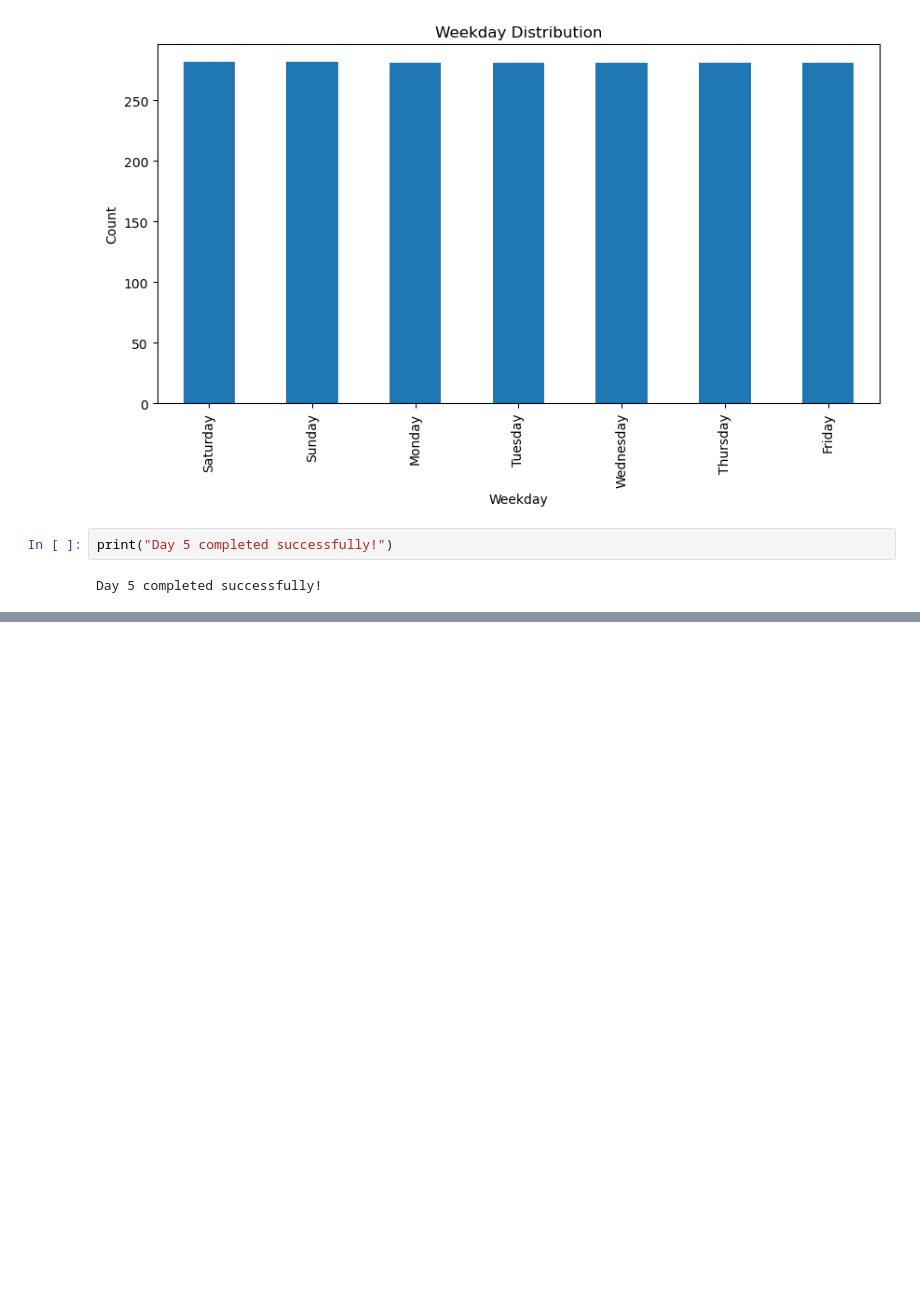
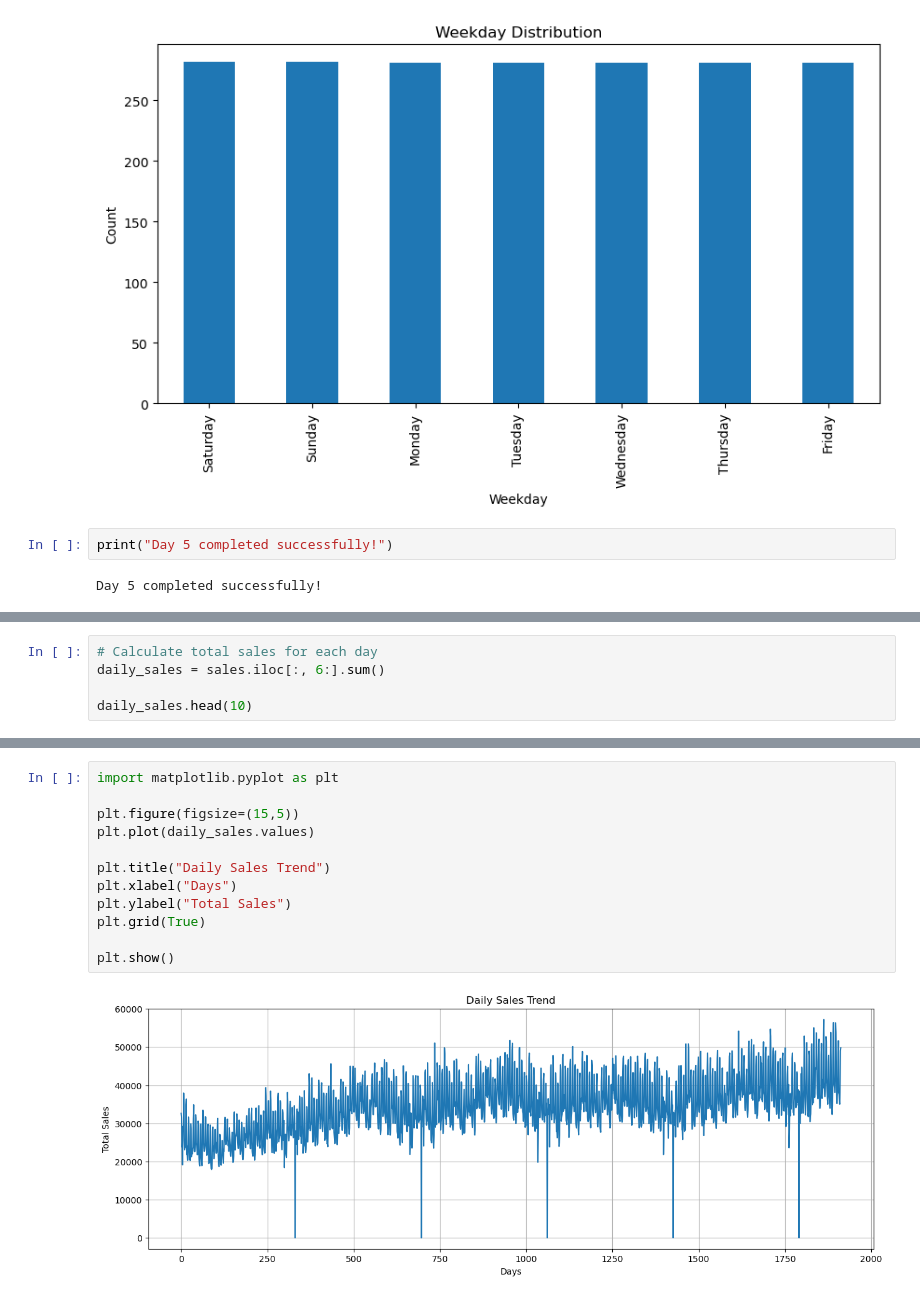
Before and after one commit to PoojaManjunath17/Retail-Demand-Forecasting, a Jupyter notebook: notebooks/Week1_Day1-Copy1.ipynb, the cells around one changed output, grey strips where cells are left out. Saved outputs shown, nothing was run; the diff lists cells and outputs as text; blank space fills up the shorter version.

Commit message:
Week 1 Day 6 - Added sales trend analysis

```diff
--- a/notebooks/Week1_Day1-Copy1.ipynb
+++ b/notebooks/Week1_Day1-Copy1.ipynb
@@ -631,0 +635,5 @@ Day 5 completed successfully!
+# %%
+# Calculate total sales for each day
+daily_sales = sales.iloc[:, 6:].sum()
+
+daily_sales.head(10)
@@ -631,0 +662,14 @@ Day 5 completed successfully!
+# %%
+import matplotlib.pyplot as plt
+
+plt.figure(figsize=(15,5))
+plt.plot(daily_sales.values)
+
+plt.title("Daily Sales Trend")
+plt.xlabel("Days")
+plt.ylabel("Total Sales")
+plt.grid(True)
+
+plt.show()
+# %% [output]
+[figure, added]
```
Also changed, not shown: parts of 7 cells of this notebook.
